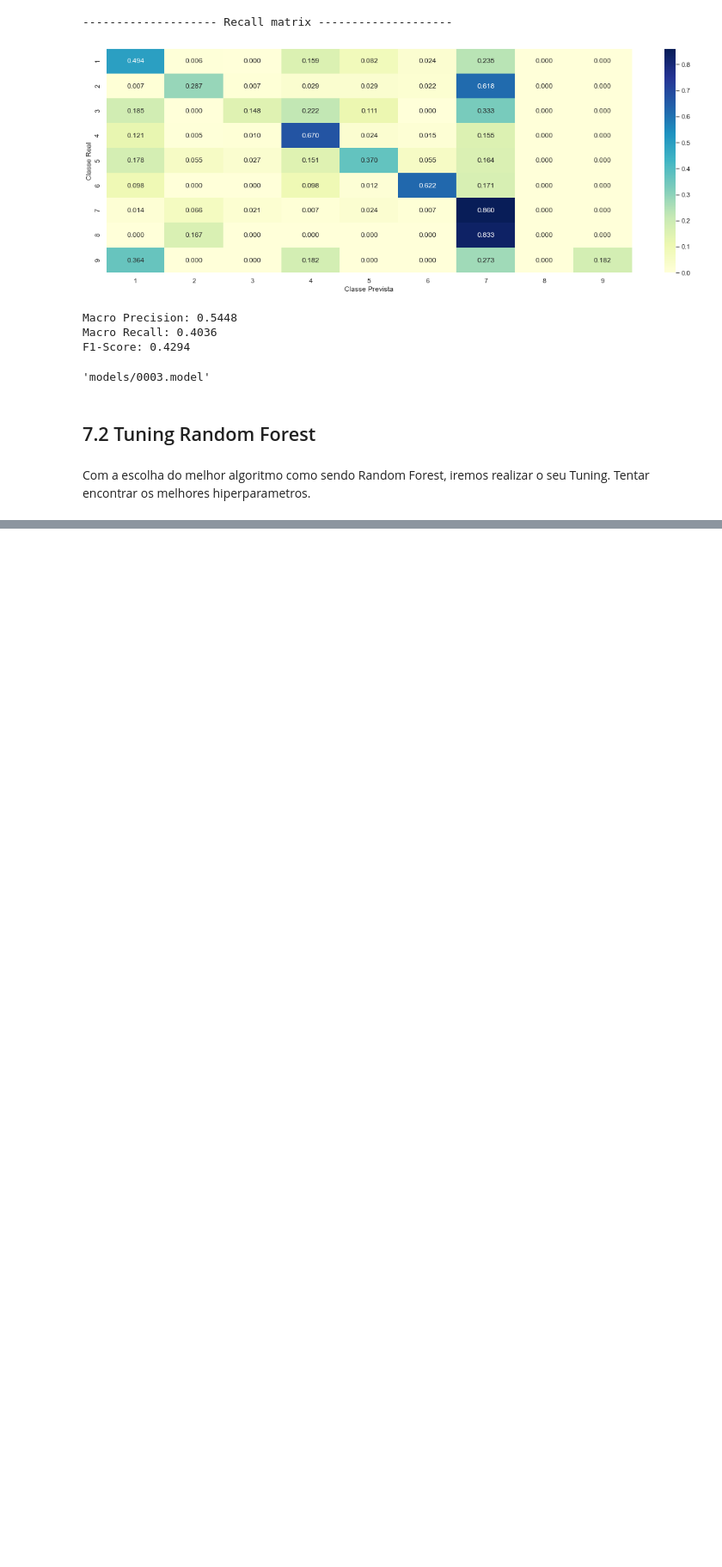
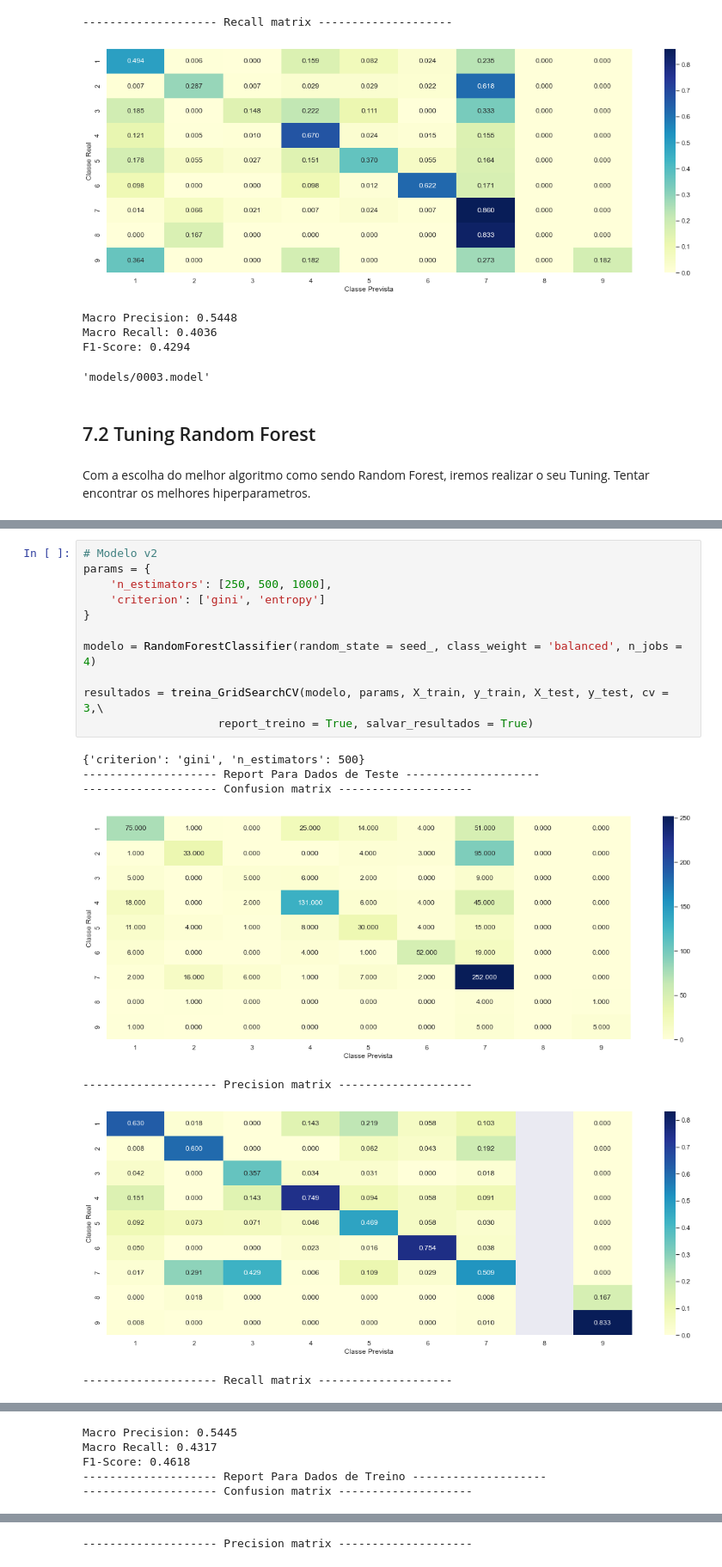
Before and after one commit to Herikc2/Medicina-Personalizada-Redefinindo-Tratamento-de-Cancer, a Jupyter notebook: Medicina_Personalizada.ipynb, the cells around one changed output, grey strips where cells are left out. Shown at 86% size. Cells and saved outputs as stored; diff of their text form; blank space fills up the shorter version.

Commit message:
Created new models

```diff
--- a/Medicina_Personalizada.ipynb
+++ b/Medicina_Personalizada.ipynb
@@ -1029,0 +1030,19 @@ Wall time: 16.4 s
+# %%
+# Modelo v2
+params = {
+    'n_estimators': [250, 500, 1000],
+    'criterion': ['gini', 'entropy']
+}
+
+modelo = RandomForestClassifier(random_state = seed_, class_weight = 'balanced', n_jobs = 4)
+
+resultados = treina_GridSearchCV(modelo, params, X_train, y_train, X_test, y_test, cv = 3,\
+                    report_treino = True, salvar_resultados = True)
+# %% [output]
+{'criterion': 'gini', 'n_estimators': 500}
+-------------------- Report Para Dados de Teste --------------------
+-------------------- Confusion matrix --------------------
+[figure, added]
+-------------------- Precision matrix --------------------
+[figure, added]
+-------------------- Recall matrix --------------------
@@ -1029,0 +1050,5 @@ Wall time: 16.4 s
+Macro Precision: 0.5445
+Macro Recall: 0.4317
+F1-Score: 0.4618
+-------------------- Report Para Dados de Treino --------------------
+-------------------- Confusion matrix --------------------
@@ -1029,0 +1056 @@ Wall time: 16.4 s
+-------------------- Precision matrix --------------------
```
Also changed, not shown: parts of 17 cells of this notebook, 27 other files.
